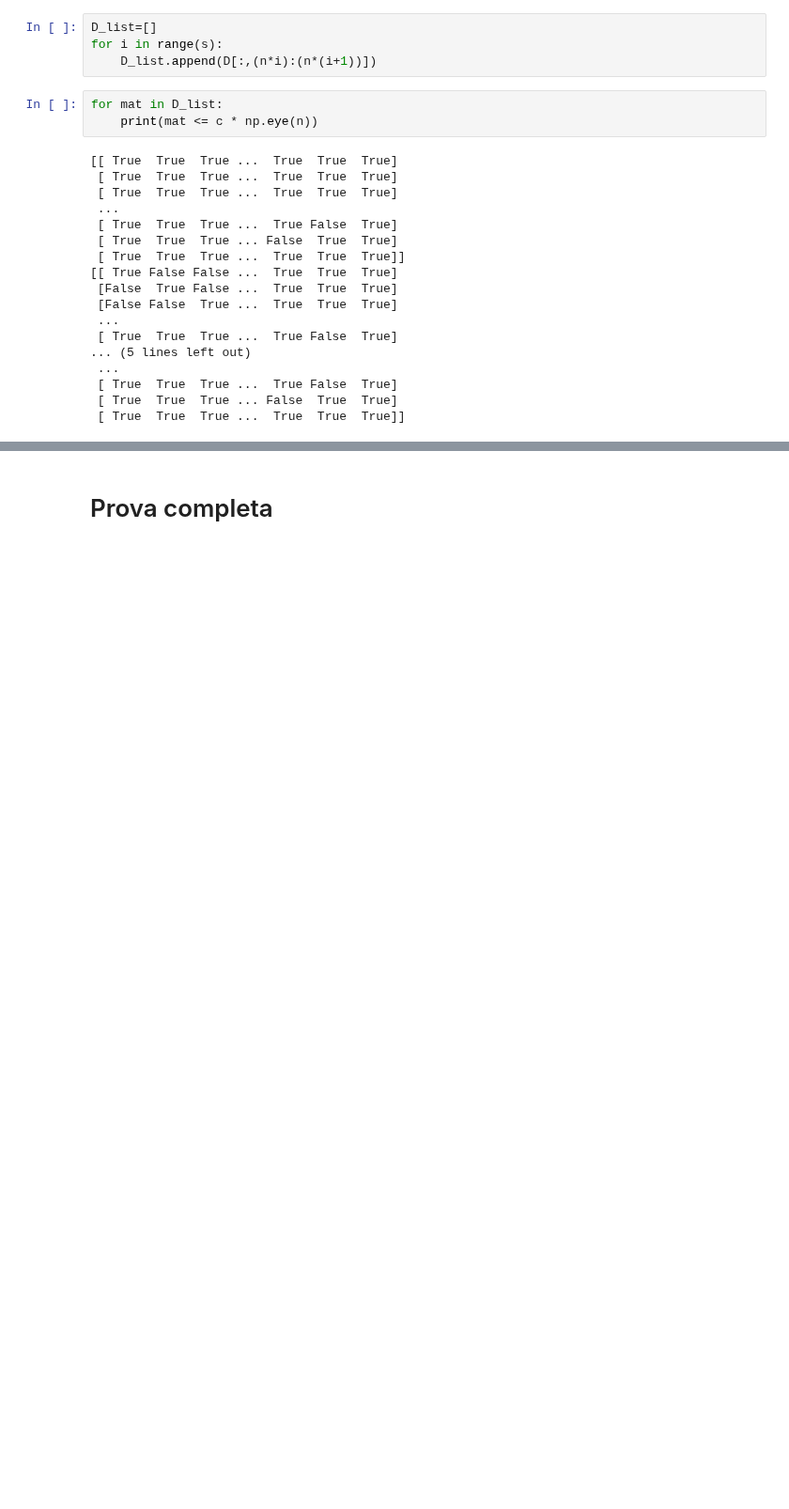
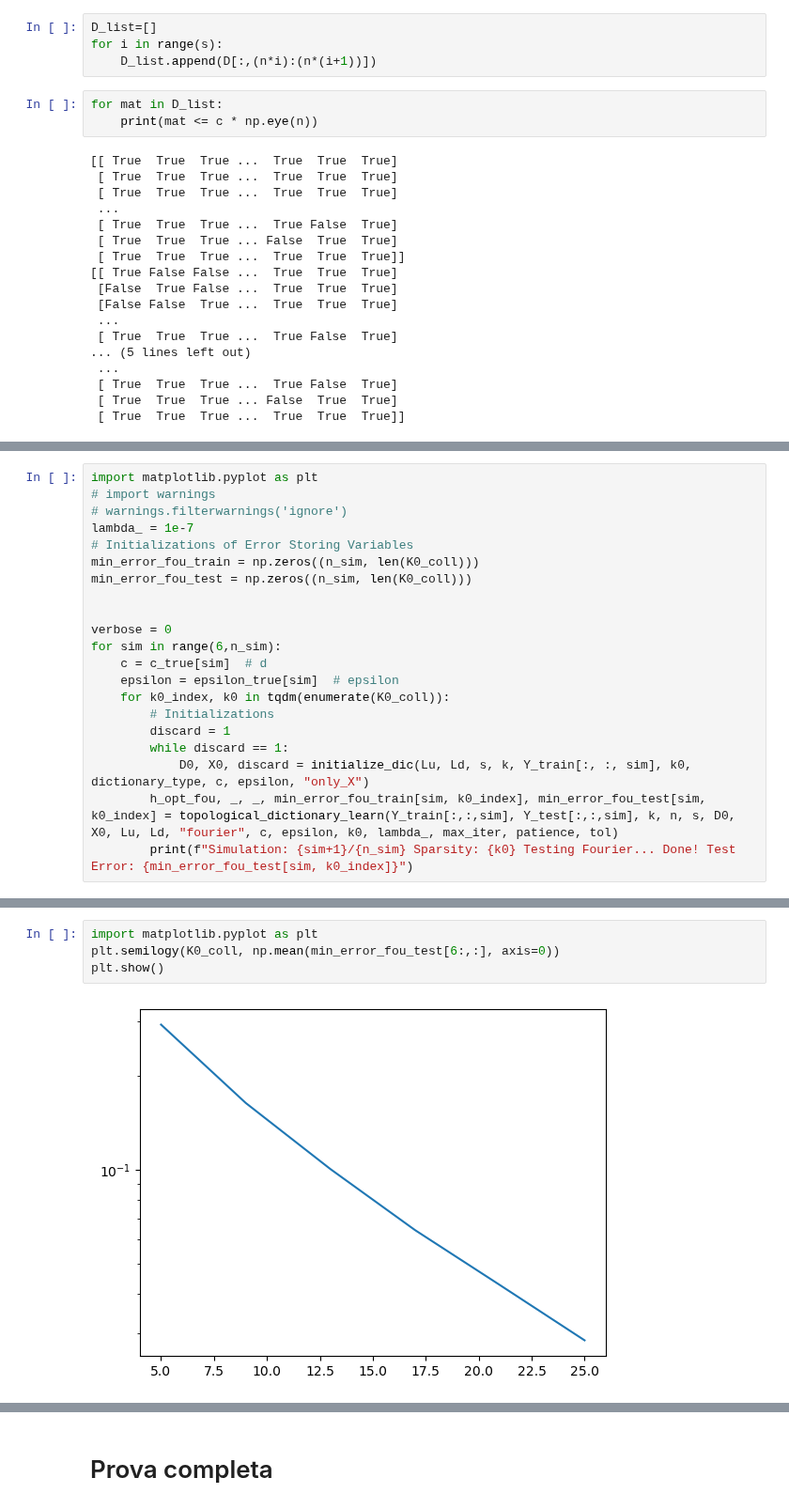
Before and after one commit to Engrima18/TSP-DictionaryLearning, a Jupyter notebook: prova.ipynb, the cells around one changed output, grey strips where cells are left out. Shown at 94% size. Drawn from its saved outputs; the diff is of its cells as text; blank space fills up the shorter version.

```diff
--- a/prova.ipynb
+++ b/prova.ipynb
@@ -937,0 +1046,21 @@ for mat in D_list:
+# %%
+import matplotlib.pyplot as plt
+# import warnings
+# warnings.filterwarnings('ignore')
+lambda_ = 1e-7
+# Initializations of Error Storing Variables
+min_error_fou_train = np.zeros((n_sim, len(K0_coll)))
+min_error_fou_test = np.zeros((n_sim, len(K0_coll)))
+
+
+verbose = 0
+for sim in range(6,n_sim):
+    c = c_true[sim]  # d
+    epsilon = epsilon_true[sim]  # epsilon
+    for k0_index, k0 in tqdm(enumerate(K0_coll)):
+        # Initializations
+        discard = 1
+        while discard == 1:
+            D0, X0, discard = initialize_dic(Lu, Ld, s, k, Y_train[:, :, sim], k0, dictionary_type, c, epsilon, "only_X")
+        h_opt_fou, _, _, min_error_fou_train[sim, k0_index], min_error_fou_test[sim, k0_index] = topological_dictionary_learn(Y_train[:,:,sim], Y_test[:,:,sim], k, n, s, D0, X0, Lu, Ld, "fourier", c, epsilon, k0, lambda_, max_iter, patience, tol)
+        print(f"Simulation: {sim+1}/{n_sim} Sparsity: {k0} Testing Fourier... Done! Test Error: {min_error_fou_test[sim, k0_index]}")
@@ -937,0 +1104,6 @@ for mat in D_list:
+# %%
+import matplotlib.pyplot as plt
+plt.semilogy(K0_coll, np.mean(min_error_fou_test[6:,:], axis=0))
+plt.show()
+# %% [output]
+[figure, added]
```
Also changed, not shown: parts of 45 cells of this notebook, 2 other files.
